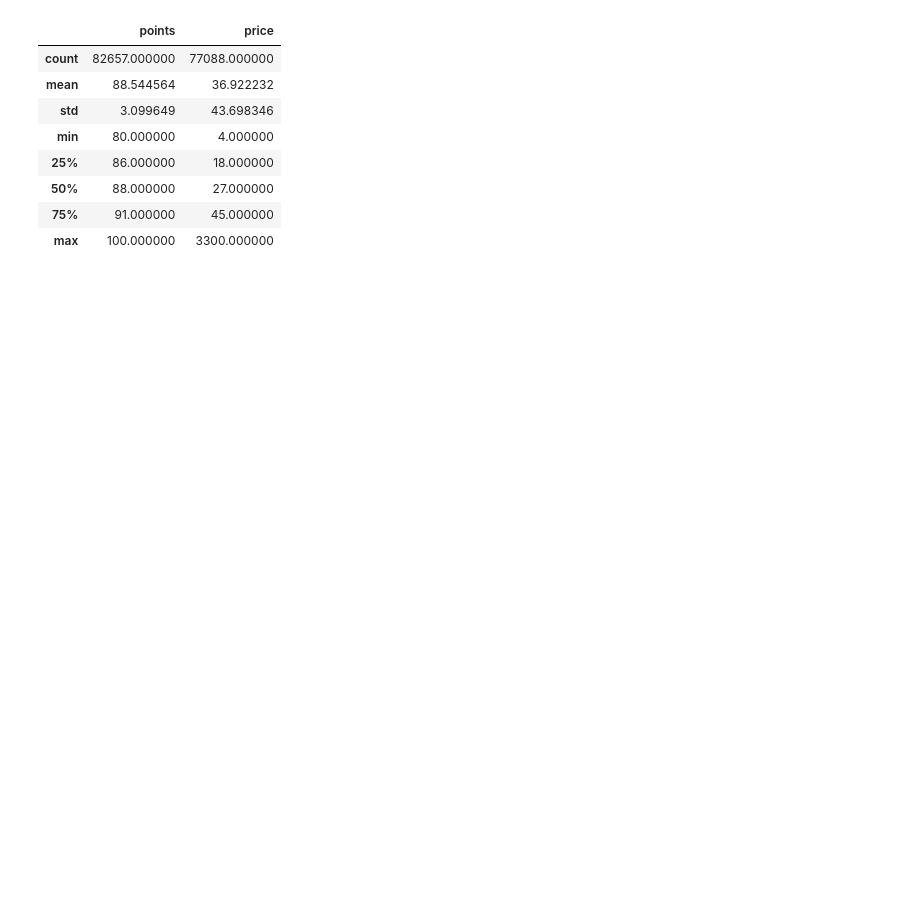
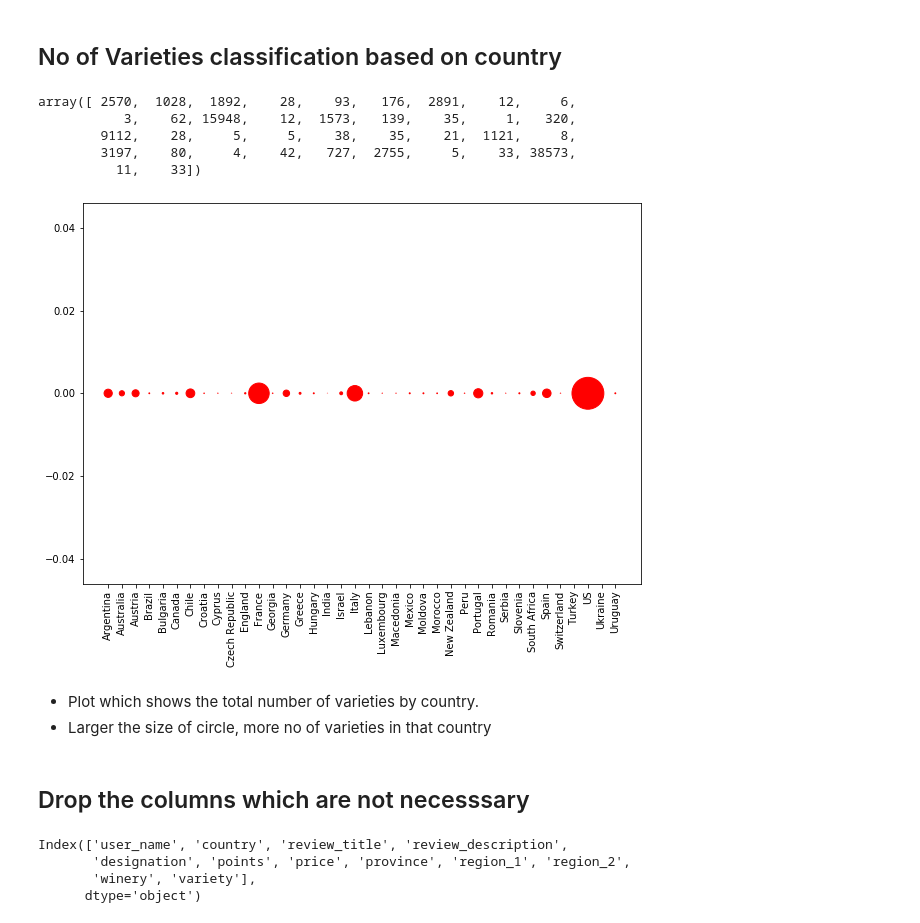
Before and after one commit to bodavijay24/knight, a Jupyter notebook: wine_shop.ipynb, the cells around one changed output. Cells and saved outputs as stored; diff of their text form; code cells hidden in the pictures; blank space fills up the shorter version.

```diff
--- a/wine_shop.ipynb
+++ b/wine_shop.ipynb
@@ -25,0 +139,15 @@ train_df.head()
+# %%
+
+items_by_c=train_df.groupby(['country','province'])['variety'].unique()
+tst=items_by_c.index
+location_cluster={}
+for i in tst:
+    if(i[0]) in location_cluster:
+
+        location_cluster[i[0]]+=1
+    else:
+        location_cluster[i[0]]=1
+
+plt.bar(location_cluster.keys(), location_cluster.values(), color='g')
+plt.xticks(rotation=90)
+plt.show()
@@ -26,12 +156,38 @@ train_df.head()
+# %% [markdown]
+## No of Varieties classification based on country
+# %%
+items_by_v=train_df.groupby(['country'])['variety'].count()
+items_by_v
+# %% [output]
+array([ 2570,  1028,  1892,    28,    93,   176,  2891,    12,     6,
+           3,    62, 15948,    12,  1573,   139,    35,     1,   320,
+        9112,    28,     5,     5,    38,    35,    21,  1121,     8,
+        3197,    80,     4,    42,   727,  2755,     5,    33, 38573,
+          11,    33])
+# %%
+cnt=1
+var_cnt=[]
+for i in items_by_v.index:
+    var_cnt.append(i)
+    cnt+=2
+x = var_cnt
+y = [0]*len(x)
+n=len(y)
+s = [i/n for i in items_by_v]
+plt.scatter(x,y,s=s,color='r')
+plt.xticks(rotation=90)
+plt.show()
+# %% [output]
+[figure, added]
+# %% [markdown]
+- Plot which shows the total number of varieties by country.
+- Larger the size of circle, more no of varieties in that country
+# %% [markdown]
+## Drop the columns which are not necesssary
 # %%
-train_df.describe()
+train_df.columns
 # %% [output]
-|  | points | price |
-| count | 82657.000000 | 77088.000000 |
-| mean | 88.544564 | 36.922232 |
-| std | 3.099649 | 43.698346 |
-| min | 80.000000 | 4.000000 |
-| 25% | 86.000000 | 18.000000 |
-| 50% | 88.000000 | 27.000000 |
-| 75% | 91.000000 | 45.000000 |
-| max | 100.000000 | 3300.000000 |
+Index(['user_name', 'country', 'review_title', 'review_description',
+       'designation', 'points', 'price', 'province', 'region_1', 'region_2',
+       'winery', 'variety'],
+      dtype='object')
```
Also changed, not shown: parts of 41 cells of this notebook.
